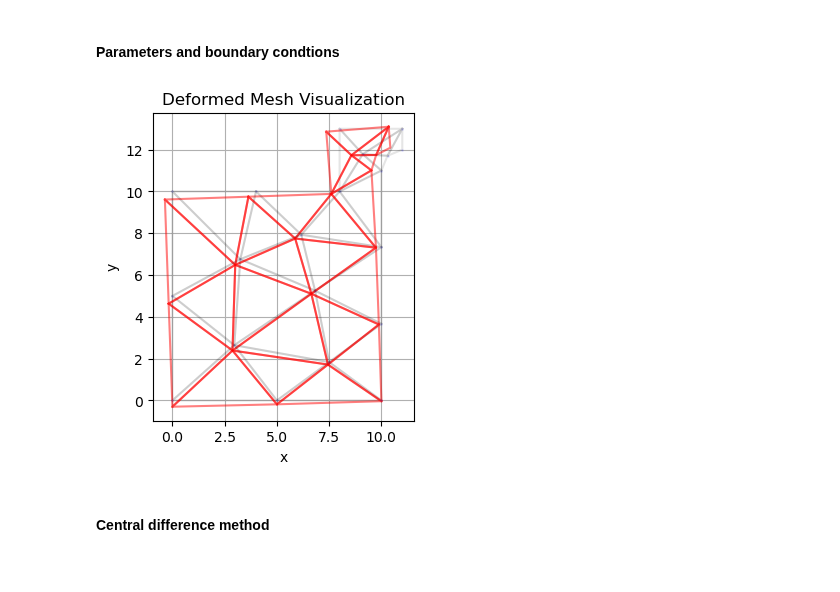
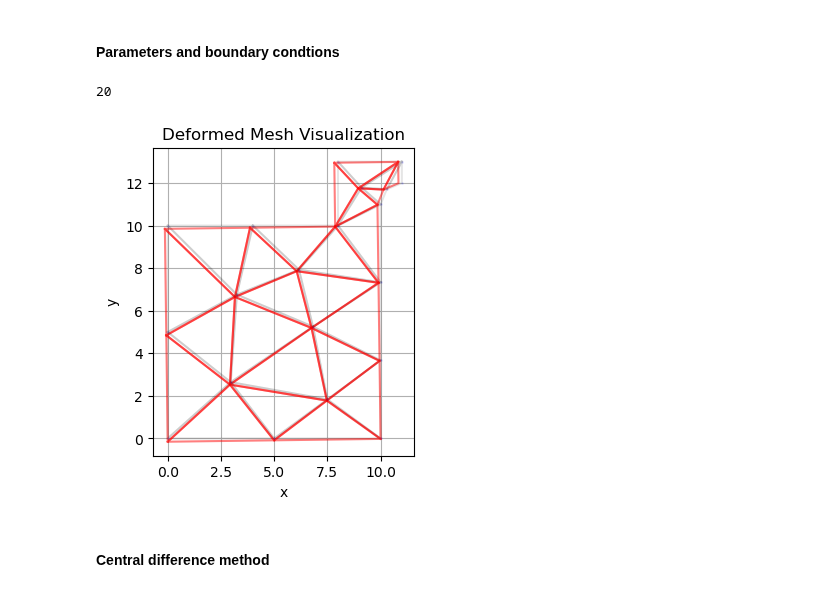
Before and after one commit to maxblw/CIEM4220_CM, a Jupyter notebook: model/1_model_definition.ipynb, the cells around one changed output. Saved outputs shown, nothing was run; the diff lists cells and outputs as text; code cells hidden in the pictures.

```diff
--- a/model/1_model_definition.ipynb
+++ b/model/1_model_definition.ipynb
@@ -36,8 +36,8 @@ tip = 1 # tip of the crownwall
 #### Mesh definition
 # %%
 # Mesh size
-lc_big = 5
-lc_small = 5
+lc_big = 0.5
+lc_small = 0.5
 
 interior_tag, sea_side_tag, bottom_side_tag = Model.Mesh(lc_small, lc_big, seaside, roof, top, wall, tip)
 # %% [markdown]
@@ -110,41 +110,44 @@ p1til 0 p2til 37.2825 p3til 82.85
 # Problem parameters
 E = 36e9  # Young's modulus in Pa
 nu = 0.3  # Poisson's ratio
-k_bottom = -5000000000
-density = 2500  # Density in kg/m^3
+k_bottom = -50000000
+print(len(points))
+density = (2500 * 100 / len(points)) # Density in kg/m^3
 body_force = np.array([0, -9.81 * density])  # Body force (gravity)
 # body_force = np.array([0, 0])  # Body force (gravity)
-C = func.elasticity_tensor(E, nu)
+C = func.elasticity_tensor(E, nu, plane_stress=False)
 Force = 1
 load = q_goda
 
 K, M, f = Model.BC(mesh, triangles, points, C, density, body_force, bottom_edges, sea_edges, k_bottom, roof, load)
+# %% [output]
+20
 # %%
 # Solve the system of equations
 u = np.linalg.solve(K, f)
 
 # Reshape the solution vector into a 2D array for visualization and magnify by 1e3
-u_reshaped = u.reshape(-1, 2) * 1e3
+u_reshaped = u.reshape(-1, 2)
 
 
 # Plot the deformed mesh
 plt.figure(figsize=(8, 4))
 for tri in triangles:
     coords = points[tri]
     coords_displaced = coords + u_reshaped[tri]
     coords = np.vstack((coords, coords[0]))  # close the triangle
     coords_displaced = np.vstack((coords_displaced, coords_displaced[0]))  # close the triangle
     plt.plot(coords[:, 0], coords[:, 1], 'k-', alpha=0.1)
     plt.plot(coords_displaced[:,0],coords_displaced[:,1], 'r-', alpha=0.5)
 plt.plot(points[:, 0], points[:, 1], 'bo', markersize=1, alpha =0.1)
 plt.gca().set_aspect('equal')
 plt.xlabel("x")
 plt.ylabel("y")
 plt.title("Deformed Mesh Visualization")
 plt.grid(True)
 plt.show()
 # %% [output]
-[figure, old version]
+[figure, new version]
 # %% [markdown]
 #### Central difference method
 # %%
```
Also changed, not shown: parts of 4 cells of this notebook, 17 other files.
